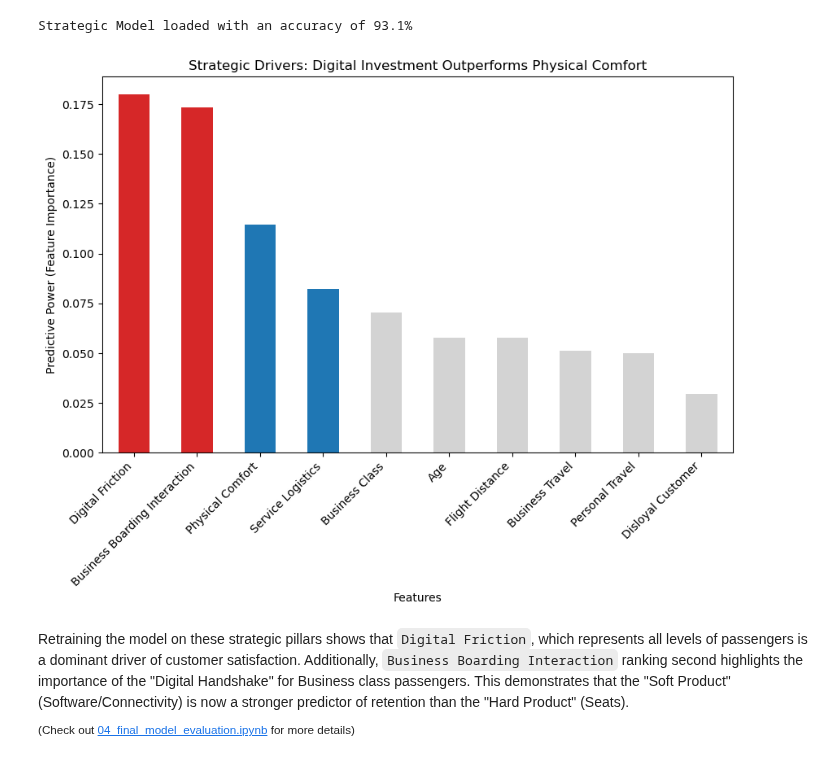
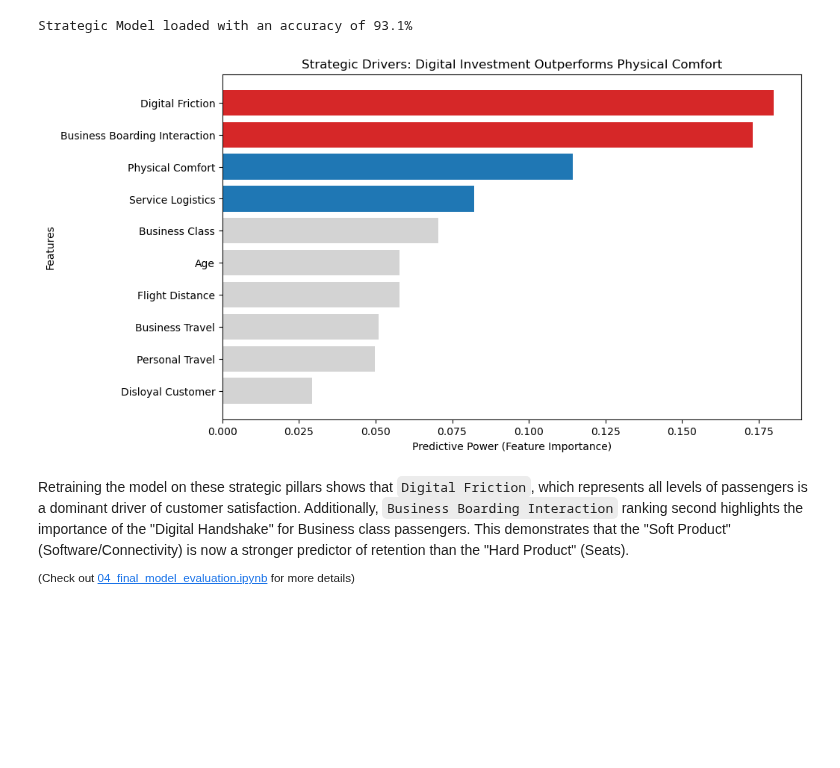
Before and after one commit to T-Godwins/airline-project, a Jupyter notebook: detailed_analysis/airline_sentiment_story.ipynb, the cells around one changed output. Drawn from its saved outputs; the diff is of its cells as text; code cells hidden in the pictures; blank space fills up the shorter version.

Commit message:
updated graph

```diff
--- a/detailed_analysis/airline_sentiment_story.ipynb
+++ b/detailed_analysis/airline_sentiment_story.ipynb
@@ -147,27 +147,28 @@ Strategic Model loaded with an accuracy of 93.1%
 # %%
 strategic_importance = pd.DataFrame({'Feature': strategic_model_data['feature_names'], 'Importance': strategic_model_data['importance']}).sort_values(by='Importance', ascending=False).head(10)
 colors = []
 for feat in strategic_importance['Feature']:
     if 'Digital' in feat or 'Int' in feat:
         colors.append('#d62728')  # Red (Strategic Win)
     elif 'Comfort' in feat or 'Service' in feat:
         colors.append('#1f77b4')  # Blue (Traditional View)
     else:
         colors.append('lightgray') # Gray (Context)
 
 fig, ax = plt.subplots(figsize=(10, 6))
 
-strategic_importance.plot.bar(x='Feature', y='Importance', ax=ax, color=colors)
+strategic_importance = strategic_importance.set_index('Feature')
+ax.barh(strategic_importance.index, strategic_importance['Importance'], color=colors)
 ax.set_title('Strategic Drivers: Digital Investment Outperforms Physical Comfort')
-ax.set_xlabel('Features')
-ax.set_ylabel('Predictive Power (Feature Importance)')
-ax.set_xticklabels(ax.get_xticklabels(), rotation=45, ha='right')
+ax.invert_yaxis()
+ax.set_ylabel('Features')
+ax.set_xlabel('Predictive Power (Feature Importance)')
 ax.legend().remove()
 
 plt.savefig('../images/strategic_importance.png', dpi=300, bbox_inches='tight')
 plt.show()
 # %% [output]
-[figure, old version]
+[figure, new version]
 # %% [markdown]
 Retraining the model on these strategic pillars shows that `Digital Friction`, which represents all levels of passengers is a dominant driver of customer satisfaction. Additionally, `Business Boarding Interaction` ranking second highlights the importance of the "Digital Handshake" for Business class passengers. This demonstrates that the "Soft Product" (Software/Connectivity) is now a stronger predictor of retention than the "Hard Product" (Seats).
 
```
Also changed, not shown: 1 other file.
